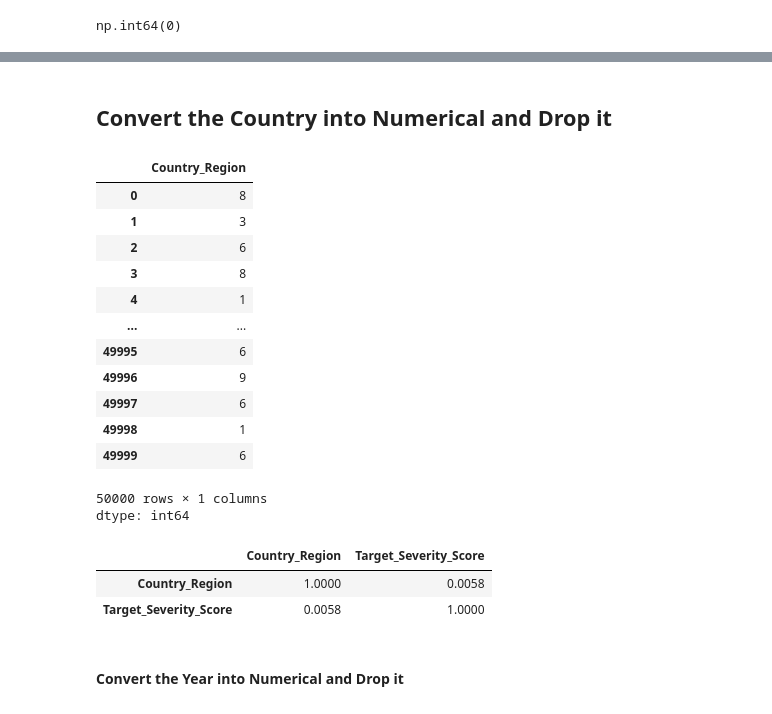
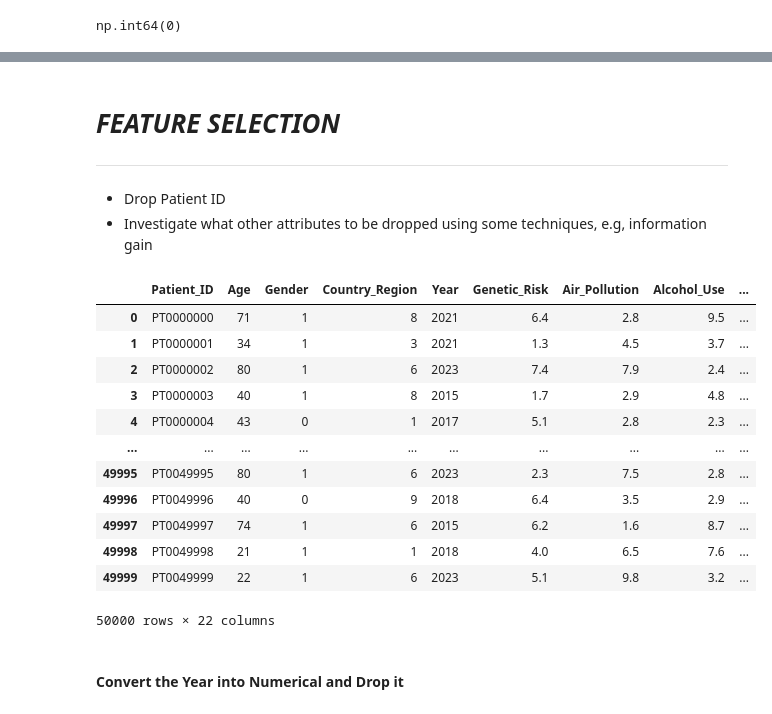
Before and after one commit to Moutaz-Code/CancerModelColab, a Jupyter notebook: Data_Mining_Project.ipynb, the cells around one changed output, grey strips where cells are left out. Saved outputs shown, nothing was run; the diff lists cells and outputs as text; code cells hidden in the pictures.

```diff
--- a/Data_Mining_Project.ipynb
+++ b/Data_Mining_Project.ipynb
@@ -86,0 +95,12 @@ np.int64(0)
+# %%
+# Gender ==> label encoding (0, 1) (Female, Male)
+
+le = LabelEncoder()
+DATA['Gender'] = le.fit_transform(DATA['Gender'])
+# %%
+# Cancer_Type ==> one-hot encoding
+
+ohe = OneHotEncoder(handle_unknown='ignore')
+cancer_type_encoded = ohe.fit_transform(DATA[['Cancer_Type']]).toarray()
+cancer_type_df = pd.DataFrame(cancer_type_encoded, columns=ohe.get_feature_names_out(['Cancer_Type']))
+DATA = pd.concat([DATA.drop('Cancer_Type', axis=1), cancer_type_df], axis=1)
@@ -86,0 +112,5 @@ np.int64(0)
+# %%
+# Cancer_Stage ==> ordinal encoding ⚗
+
+ord = OrdinalEncoder()
+DATA['Cancer_Stage'] = ord.fit_transform(DATA[['Cancer_Stage']])
@@ -87,6 +133,11 @@ np.int64(0)
+# %% [markdown]
+# ***FEATURE SELECTION***
+---
+
+
+*   Drop Patient ID
+*   Investigate what other attributes to be dropped using some techniques, e.g, information gain
 # %%
 # prompt: from DATA datafrom, drop the Patient_ID
 
 DATA = DATA.drop('Patient_ID', axis=1)
-# %% [markdown]
-## Convert the Country into Numerical and Drop it
@@ -99,25 +144,20 @@ DATA['Country_Region'] = le.fit_transform(DATA['Country_Region'])
 # %%
-DATA['Country_Region']
+DATA
 # %% [output]
-|  | Country_Region |
-| 0 | 8 |
-| 1 | 3 |
-| 2 | 6 |
-| 3 | 8 |
-| 4 | 1 |
-| ... | ... |
-| 49995 | 6 |
-| 49996 | 9 |
-| 49997 | 6 |
-| 49998 | 1 |
-| 49999 | 6 |
+|  | Patient_ID | Age | Gender | Country_Region | Year | Genetic_Risk | Air_Pollution | Alcohol_Use | ... |
+| 0 | PT0000000 | 71 | 1 | 8 | 2021 | 6.4 | 2.8 | 9.5 | ... |
+| 1 | PT0000001 | 34 | 1 | 3 | 2021 | 1.3 | 4.5 | 3.7 | ... |
+| 2 | PT0000002 | 80 | 1 | 6 | 2023 | 7.4 | 7.9 | 2.4 | ... |
+| 3 | PT0000003 | 40 | 1 | 8 | 2015 | 1.7 | 2.9 | 4.8 | ... |
+| 4 | PT0000004 | 43 | 0 | 1 | 2017 | 5.1 | 2.8 | 2.3 | ... |
+| ... | ... | ... | ... | ... | ... | ... | ... | ... | ... |
+| 49995 | PT0049995 | 80 | 1 | 6 | 2023 | 2.3 | 7.5 | 2.8 | ... |
+| 49996 | PT0049996 | 40 | 0 | 9 | 2018 | 6.4 | 3.5 | 2.9 | ... |
+| 49997 | PT0049997 | 74 | 1 | 6 | 2015 | 6.2 | 1.6 | 8.7 | ... |
+| 49998 | PT0049998 | 21 | 1 | 1 | 2018 | 4.0 | 6.5 | 7.6 | ... |
+| 49999 | PT0049999 | 22 | 1 | 6 | 2023 | 5.1 | 9.8 | 3.2 | ... |
-50000 rows × 1 columns
-dtype: int64
+50000 rows × 22 columns
 # %%
-# Correlation is too low, so drop it
-DATA[['Country_Region', 'Target_Severity_Score']].corr()
+# # Correlation is too low, so drop it
+# DATA[['Country_Region', 'Target_Severity_Score']].corr()
-# %% [output]
-|  | Country_Region | Target_Severity_Score |
-| Country_Region | 1.0000 | 0.0058 |
-| Target_Severity_Score | 0.0058 | 1.0000 |
 # %%
```
Also changed, not shown: parts of 15 cells of this notebook.
